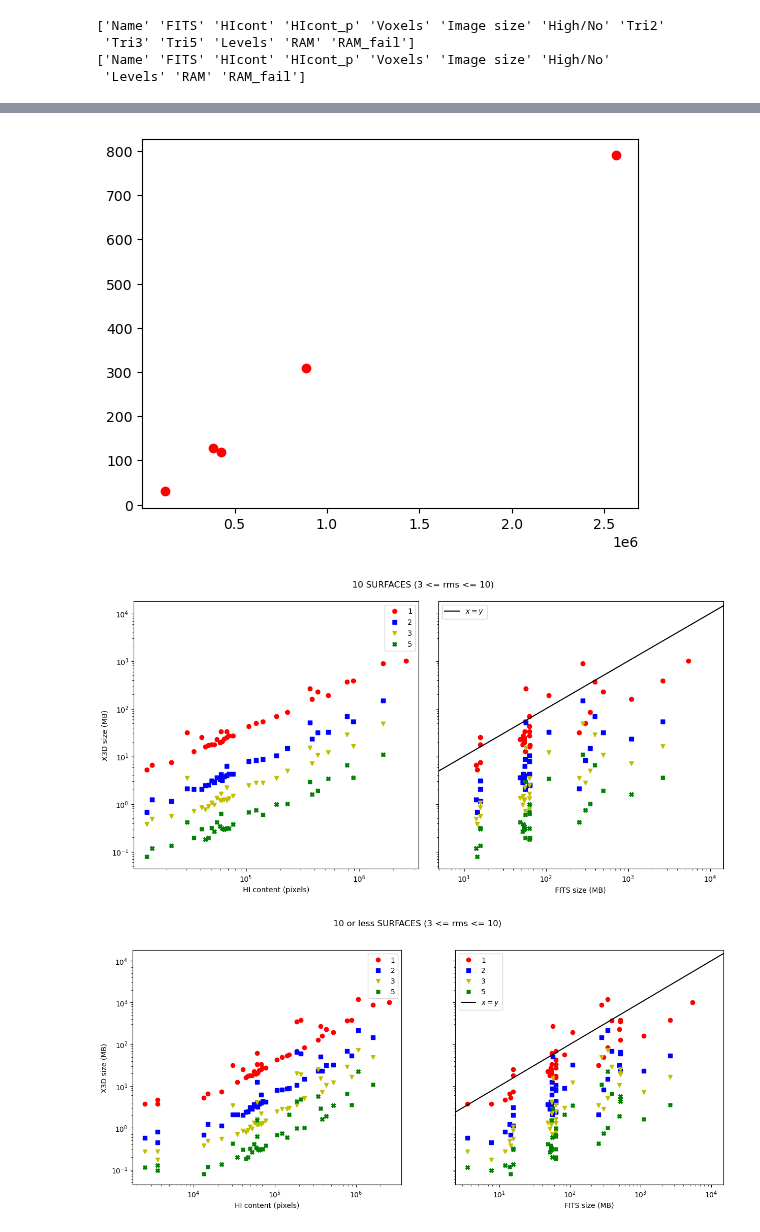
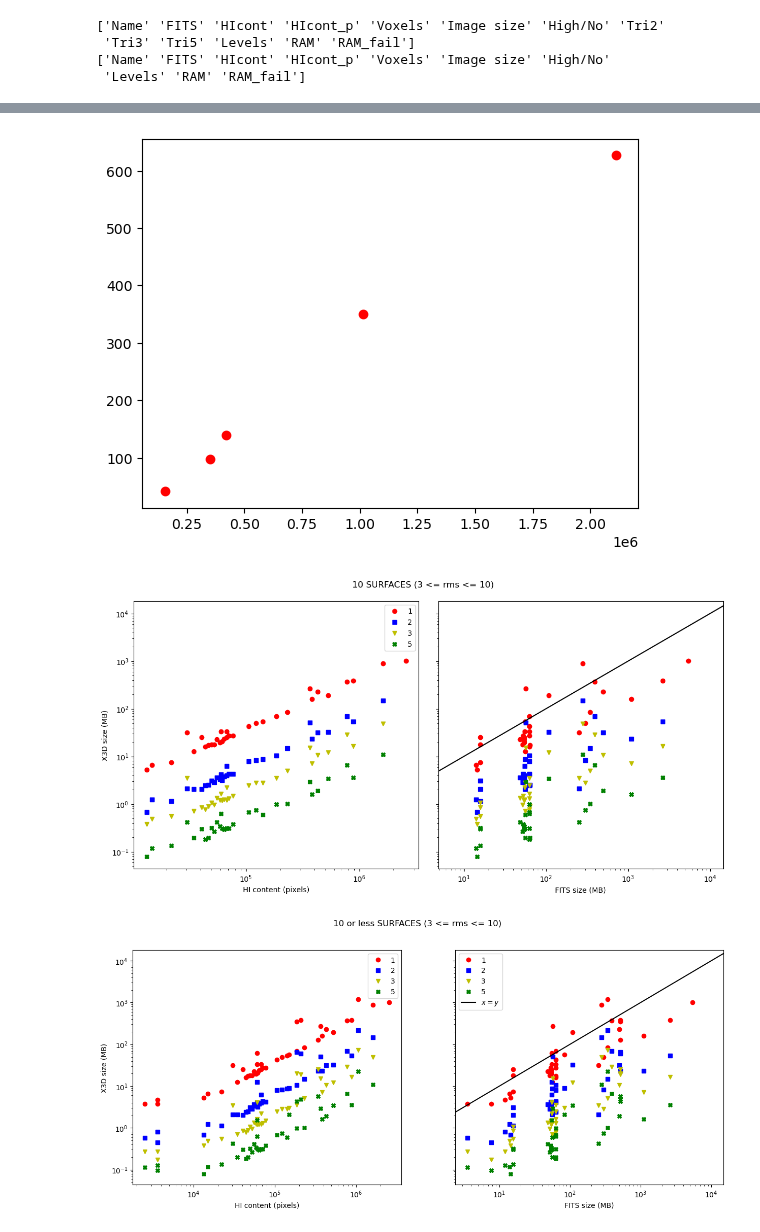
Before and after one commit to ixakalabadie/ViSL3D, a Jupyter notebook: stats_analysis.ipynb, the cells around one changed output, grey strips where cells are left out. Saved outputs shown, nothing was run; the diff lists cells and outputs as text; code cells hidden in the pictures.

```diff
--- a/stats_analysis.ipynb
+++ b/stats_analysis.ipynb
@@ -5,3 +6,6 @@ import numpy as np
+# %%
+one = pd.read_csv('one_stats_new.csv')
+ten = pd.read_csv('stats.csv')
 # %%
 # open file with 10 surfaces
 with open('stats.csv', 'r') as file_t:
@@ -97,34 +83,35 @@ array([1.27987e+02, 1.19592e+02, 7.90014e+02, 3.08925e+02, 3.00100e+01,
 # %%
 start=5
-plt.plot(one[1][:start], one[5][:start], 'ro', label='MeerKAT');
+plt.plot(one['HIcont'][:start], one['High/No'][:start], 'ro', label='MeerKAT');
 # %% [output]
-[figure, old version]
+[figure, new version]
 # %%
 start = 0
 fig, ax = plt.subplots(ncols=2, figsize=(12,6), sharey=True)
 fig.suptitle('10 SURFACES (3 <= rms <= 10)')
 fig.tight_layout()
 plt.axes(ax[0])
-plt.plot(ten[1][ten[-1]==10][start:], ten[5][ten[-1]==10][start:], 'or', label='1')
-plt.plot(ten[1][ten[-1]==10][start:], ten[6][ten[-1]==10][start:], 'sb', label='2')
-plt.plot(ten[1][ten[-1]==10][start:], ten[7][ten[-1]==10][start:], 'vy', label='3')
-plt.plot(ten[1][ten[-1]==10][start:], ten[8][ten[-1]==10][start:], 'Xg', label='5')
+plt.plot(ten[1][ten[-3]==10][start:], ten[5][ten[-3]==10][start:], 'or', label='1')
+plt.plot(ten[1][ten[-3]==10][start:], ten[6][ten[-3]==10][start:], 'sb', label='2')
+plt.plot(ten[1][ten[-3]==10][start:], ten[7][ten[-3]==10][start:], 'vy', label='3')
+plt.plot(ten[1][ten[-3]==10][start:], ten[8][ten[-3]==10][start:], 'Xg', label='5')
 plt.legend()
 plt.yscale('log')
 plt.xscale('log')
 plt.xlabel('HI content (pixels)')
 plt.ylabel('X3D size (MB)')
 plt.axes(ax[1])
-plt.plot(ten[0][ten[-1]==10][start:], ten[5][ten[-1]==10][start:], 'or')
-plt.plot(ten[0][ten[-1]==10][start:], ten[6][ten[-1]==10][start:], 'sb')
-plt.plot(ten[0][ten[-1]==10][start:], ten[7][ten[-1]==10][start:], 'vy')
-plt.plot(ten[0][ten[-1]==10][start:], ten[8][ten[-1]==10][start:], 'Xg')
+plt.plot(ten[0][ten[-3]==10][start:], ten[5][ten[-3]==10][start:], 'or')
+plt.plot(ten[0][ten[-3]==10][start:], ten[6][ten[-3]==10][start:], 'sb')
+plt.plot(ten[0][ten[-3]==10][start:], ten[7][ten[-3]==10][start:], 'vy')
+plt.plot(ten[0][ten[-3]==10][start:], ten[8][ten[-3]==10][start:], 'Xg')
 ax[1].axline((7,7), (1e4,1e4), color='k', label=r'$x=y$')
-plt.legend()
 plt.xlabel('FITS size (MB)');
 plt.xscale('log')
+# plt.ylim(-10,200)
+# plt.xlim(-100,550)
 # %% [output]
-[figure, old version]
+[figure, new version]
 # %%
 start = 0
 fig, ax = plt.subplots(ncols=2, figsize=(15,6), sharey=True)
```
Also changed, not shown: parts of 6 cells of this notebook, 5 other files.
